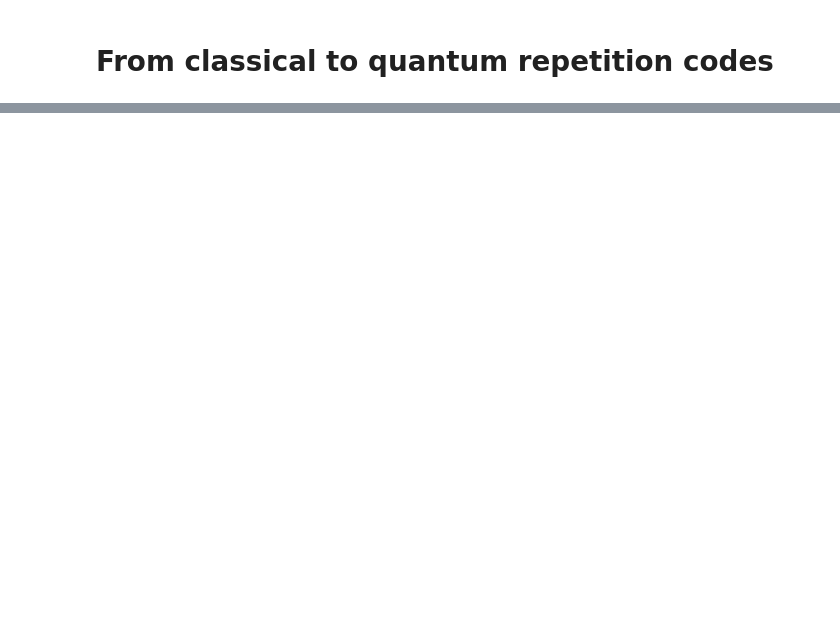
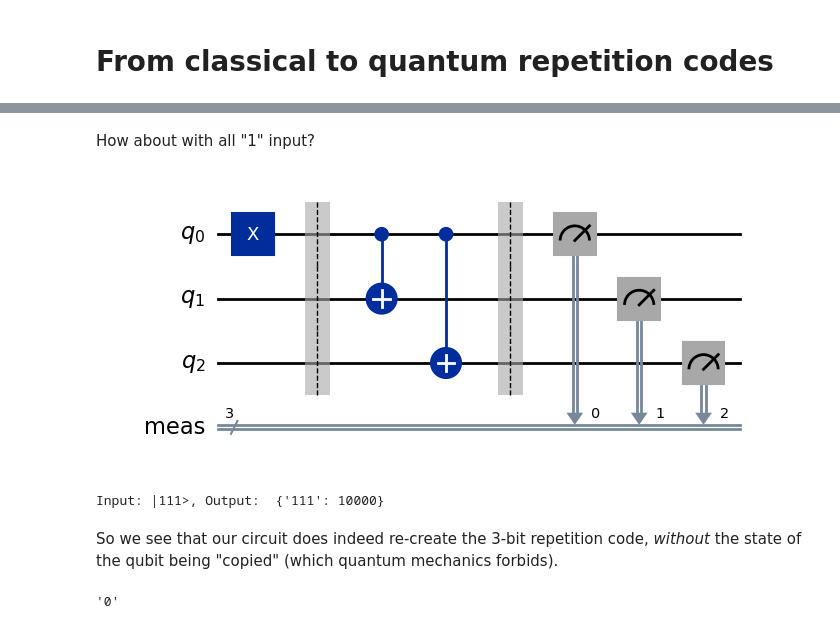
Before and after one commit to aQuetzalcoatlus/quantum-stepping-stones, a Jupyter notebook: 00-The_Basics.ipynb, the cells around one changed output, grey strips where cells are left out. Drawn from its saved outputs; the diff is of its cells as text; code cells hidden in the pictures; blank space fills up the shorter version.

```diff
--- a/00-The_Basics.ipynb
+++ b/00-The_Basics.ipynb
@@ -80,0 +137,23 @@ with plt.xkcd():
+# %% [markdown]
+How about with all "1" input?
+# %%
+qc_encode_1: QuantumCircuit = QuantumCircuit(3)
+qc_encode_1.x(0)
+qc_encode_1.barrier()
+qc_encode_1 = encode_bitflip(qc_encode_1)
+qc_encode_1.measure_all()
+qc_encode_1.draw("mpl")
+# %% [output]
+[figure, added]
+# %%
+sim = AerSimulator()
+tqc: QuantumCircuit = transpile(qc_encode_1, sim)     # always transpile for the chosen backend
+job = sim.run(tqc, shots=10_000)
+result = job.result()
+# result.get_counts returns a dict like {'010': 1}
+counts = result.get_counts()
+print("Input: |111>, Output: ",counts)
+# %% [output]
+Input: |111>, Output:  {'111': 10000}
+# %% [markdown]
+So we see that our circuit does indeed re-create the 3-bit repetition code, *without* the state of the qubit being "copied" (which quantum mechanics forbids).
@@ -80,0 +187,4 @@ with plt.xkcd():
+# %%
+majority_vote(run_one_trial(0.3))
+# %% [output]
+'0'
```
Also changed, not shown: parts of 13 cells of this notebook, 3 other files.
